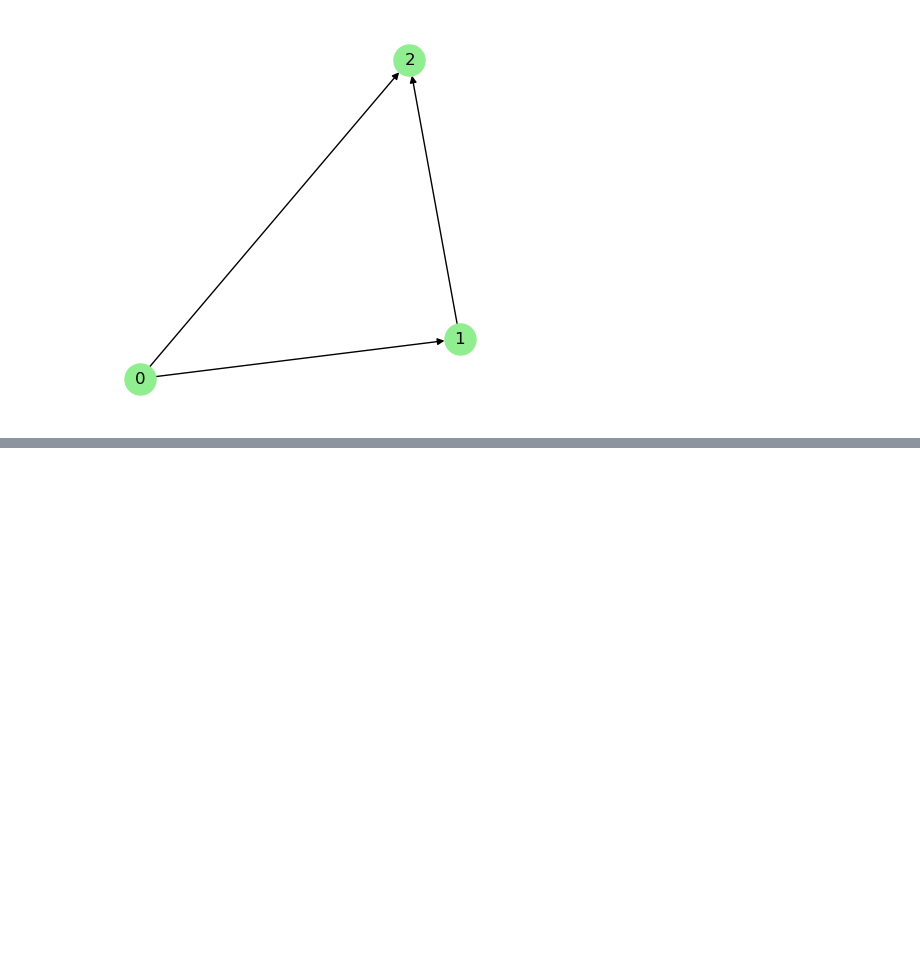
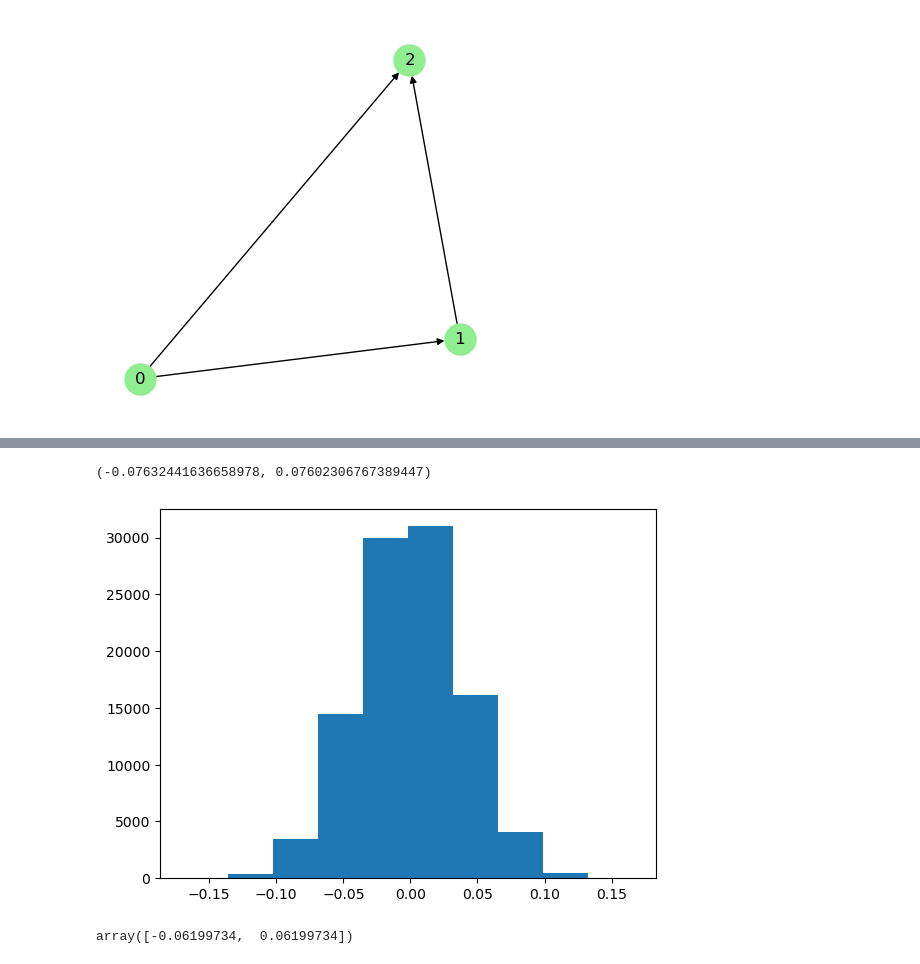
Before and after one commit to jonasbruhub/Analysis-of-Production-flow-systems-with-focus-on-industry, a Jupyter notebook: Simulations and code/Graphexamples.ipynb, the cells around one changed output, grey strips where cells are left out. Saved outputs shown, nothing was run; the diff lists cells and outputs as text; code cells hidden in the pictures; blank space fills up the shorter version.

```diff
--- a/Simulations and code/Graphexamples.ipynb
+++ b/Simulations and code/Graphexamples.ipynb
@@ -58,0 +132,26 @@ plt.savefig(graphics_path + "/graph example wo hidden", bbox_inches='tight')
+# %%
+n_boot = 100000
+
+cor_samples = np.full(n_boot, np.nan)
+
+n_samples = 1000
+for i in tqdm(range(n_boot)):
+    U1 = scipy.stats.uniform.rvs(0,1,n_samples)
+    U2 = -4*(U1-0.5)**2 + 1 + scipy.stats.norm.rvs(size = U1.__len__())*0.1
+    # plt.scatter(U1,U2, s = 0.3, c = "black")
+
+    cor_samples[i] = np.corrcoef(U1,U2)[0,1]
+# %%
+plt.hist(cor_samples)
+
+np.quantile(cor_samples, 0.025), np.quantile(cor_samples, 0.975)
+# %% [output]
+(-0.07632441636658978, 0.07602306767389447)
+[figure, added]
+# %%
+# cor_samples.mean() + np.array([-1,1]) * scipy.stats.t.ppf(0.975, df = 1000 - 1) * cor_samples.var(ddof = 1)**0.5
+CI = np.array([-1,1]) * scipy.stats.t.ppf(0.975, df = n_samples - 1)
+CI = CI / (n_samples - 2 + CI**2)**0.5
+CI
+# %% [output]
+array([-0.06199734,  0.06199734])
```
Also changed, not shown: parts of 15 cells of this notebook, 33 other files.
